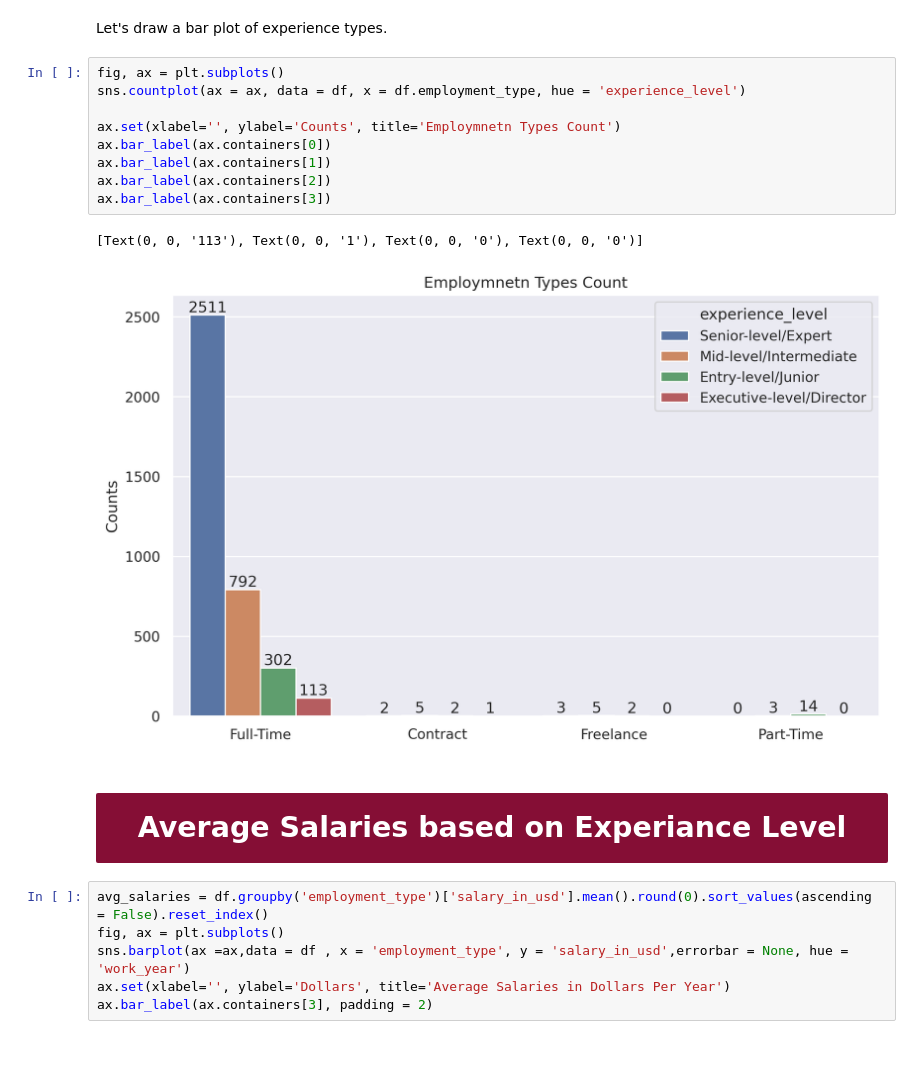
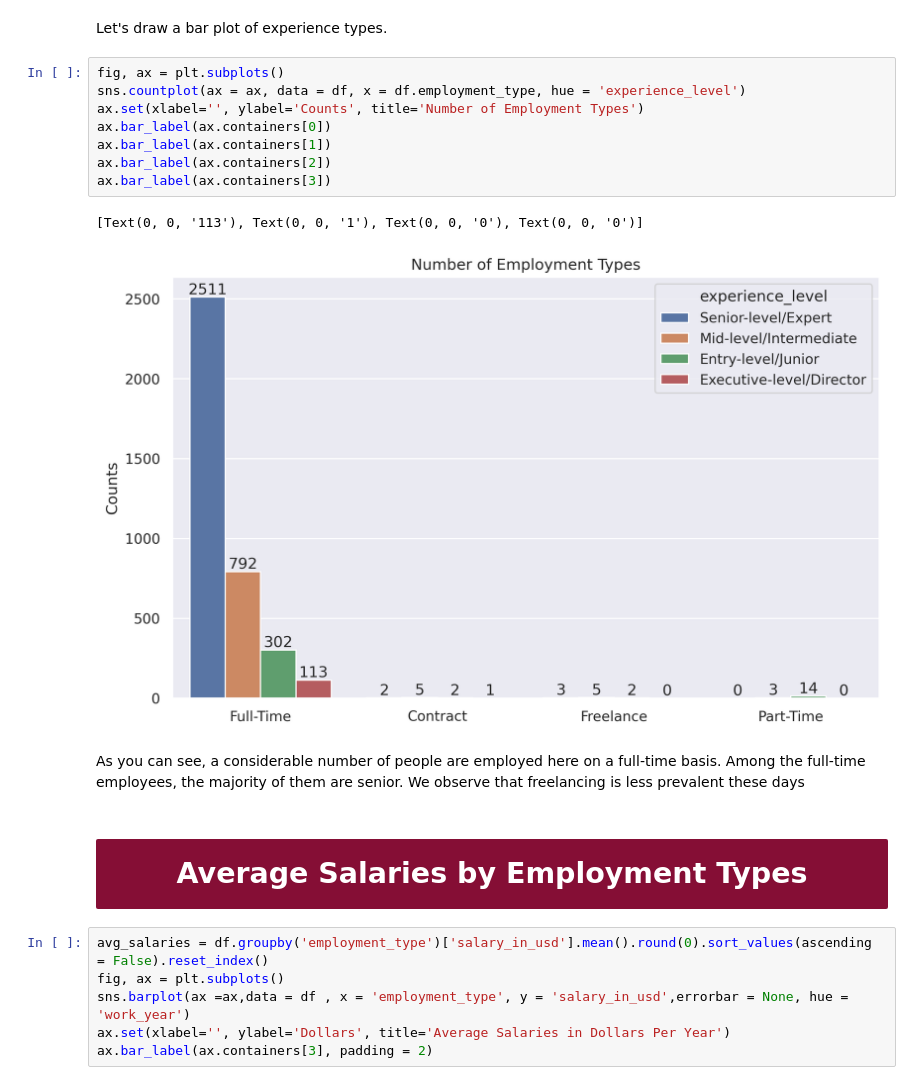
Before and after one commit to TirendazAcademy/Data-Visualization-with-Python, a Jupyter notebook: eda-visualization-on-data-science-salaries.ipynb, the cells around one changed output. Cells and saved outputs as stored; diff of their text form; blank space fills up the shorter version.

Commit message:
Kaggle Notebook | EDA & Visualization on Data Science Salaries | Version 5

```diff
--- a/eda-visualization-on-data-science-salaries.ipynb
+++ b/eda-visualization-on-data-science-salaries.ipynb
@@ -173,18 +175,19 @@ Let's draw a bar plot of experience types.
 # %%
 fig, ax = plt.subplots()
 sns.countplot(ax = ax, data = df, x = df.employment_type, hue = 'experience_level')
-
-ax.set(xlabel='', ylabel='Counts', title='Employmnetn Types Count')
+ax.set(xlabel='', ylabel='Counts', title='Number of Employment Types')
 ax.bar_label(ax.containers[0])
 ax.bar_label(ax.containers[1])
 ax.bar_label(ax.containers[2])
 ax.bar_label(ax.containers[3])
 # %% [output]
 [Text(0, 0, '113'), Text(0, 0, '1'), Text(0, 0, '0'), Text(0, 0, '0')]
-[figure, old version]
+[figure, new version]
+# %% [markdown]
+As you can see, a considerable number of people are employed here on a full-time basis. Among the full-time employees, the majority of them are senior. We observe that freelancing is less prevalent these days
 # %% [markdown]
 <a id='average'></a>
-# <b><div style='padding:15px;background-color:#850E35;color:white;border-radius:2px;font-size:110%;text-align: center'>Average Salaries based on Experiance Level</div></b>
+# <b><div style='padding:15px;background-color:#850E35;color:white;border-radius:2px;font-size:110%;text-align: center'>Average Salaries by Employment Types</div></b>
 # %%
 avg_salaries = df.groupby('employment_type')['salary_in_usd'].mean().round(0).sort_values(ascending = False).reset_index()
 fig, ax = plt.subplots()
```
Also changed, not shown: parts of 7 cells of this notebook.
